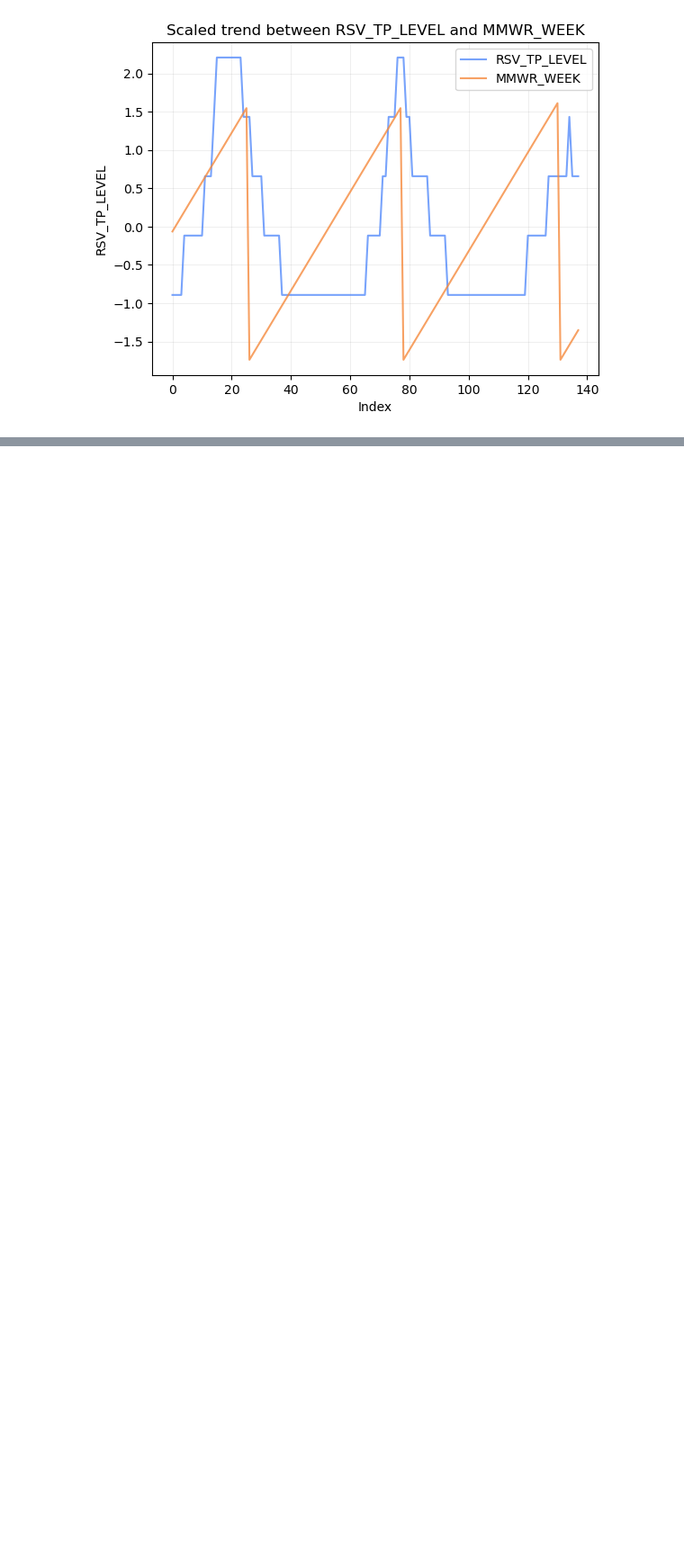
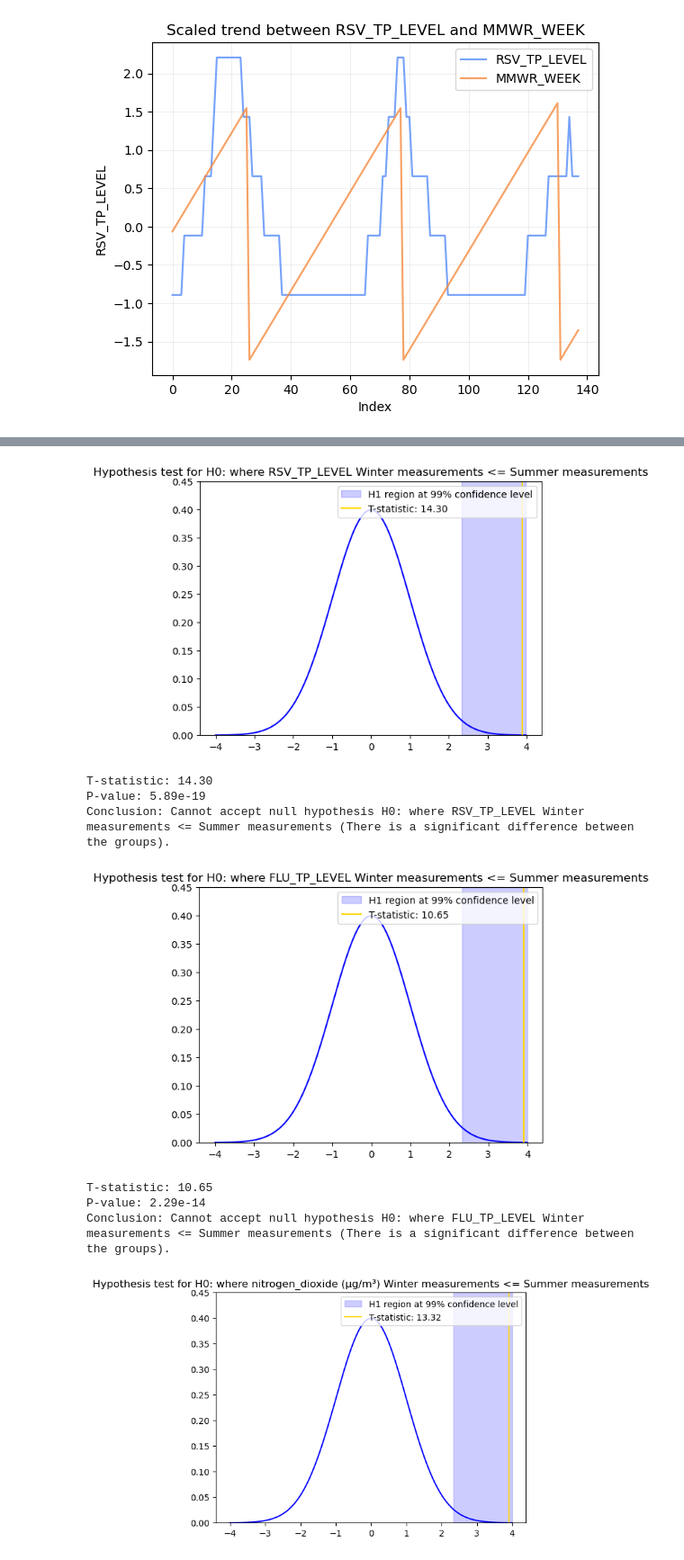
Before and after one commit to ianbunag/cmpe-255-data-mining-project, a Jupyter notebook: 04-01-data-preparation.ipynb, the cells around one changed output, grey strips where cells are left out. Shown at 90% size. Drawn from its saved outputs; the diff is of its cells as text; code cells hidden in the pictures; blank space fills up the shorter version.

Commit message:
Hypothesis test seasonality

```diff
--- a/04-01-data-preparation.ipynb
+++ b/04-01-data-preparation.ipynb
@@ -440,0 +370,22 @@ df_pick.to_csv(files['data/04-03-dataset.csv'], index=False)
+# %%
+df_summer = df_prep[df_prep[prep_keys['MMWR_WEEK']].between(23, 35)]
+df_winter = df_prep[(df_prep[prep_keys['MMWR_WEEK']] >= 49) | (df_prep[prep_keys['MMWR_WEEK']] <= 8)]
+
+hypothesis_z_test("Winter measurements", df_winter, "Summer measurements", df_summer, [
+    { "column": prep_keys['RSV_TP_LEVEL'], "confidence_level": 0.99, "alternative": "greater" },
+    { "column": prep_keys['FLU_TP_LEVEL'], "confidence_level": 0.99, "alternative": "greater" },
+    { "column": prep_keys['nitrogen_dioxide (μg/m³)'], "confidence_level": 0.99, "alternative": "greater" },
+    { "column": prep_keys['carbon_monoxide (μg/m³)'], "confidence_level": 0.99, "alternative": "greater" },
+    { "column": prep_keys['uv_index ()'], "confidence_level": 0.99, "alternative": "less" },
+    { "column": prep_keys['ozone (μg/m³)'], "confidence_level": 0.99, "alternative": "less" },
+])
+# %% [output]
+[figure, added]
+T-statistic: 14.30
+P-value: 5.89e-19
+Conclusion: Cannot accept null hypothesis H0: where RSV_TP_LEVEL Winter measurements <= Summer measurements (There is a significant difference between the groups).
+[figure, added]
+T-statistic: 10.65
+P-value: 2.29e-14
+Conclusion: Cannot accept null hypothesis H0: where FLU_TP_LEVEL Winter measurements <= Summer measurements (There is a significant difference between the groups).
+[figure, added]
```
Also changed, not shown: parts of 7 cells of this notebook, 1 other file.
